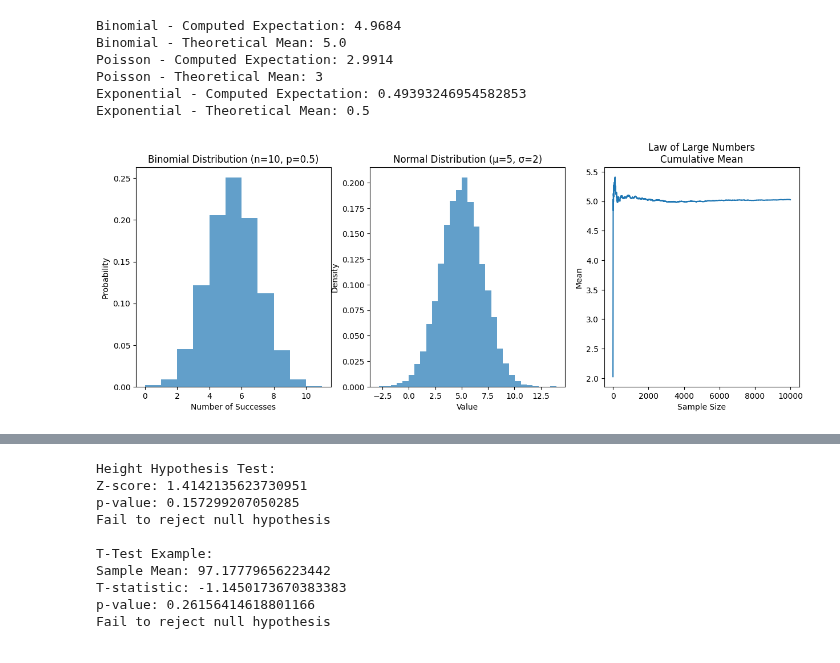
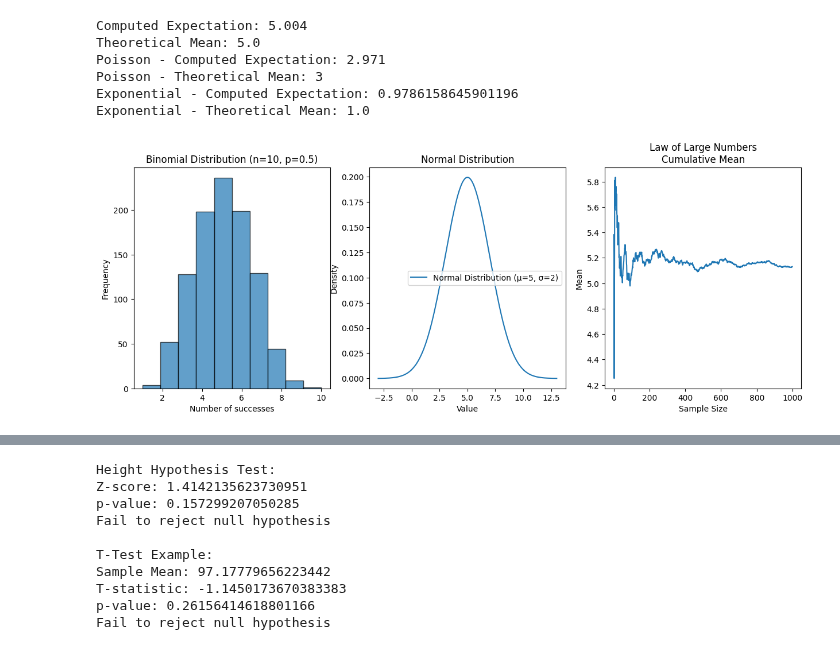
Before and after one commit to DaYeeMan/first, a Jupyter notebook: unit2/ps1.ipynb, the cells around one changed output, grey strips where cells are left out. Cells and saved outputs as stored; diff of their text form; code cells hidden in the pictures.

```diff
--- a/unit2/ps1.ipynb
+++ b/unit2/ps1.ipynb
@@ -4,78 +4,88 @@ import matplotlib.pyplot as plt
 import scipy.stats as stats
 from scipy.integrate import quad
 # %%
-# Binomial Distribution
-np.random.seed(42)
+from scipy.stats import binom, norm, poisson, expon
+
+# Binomial Distribution with n 10 mu 0.5
 n, p = 10, 0.5
-binomial_data = np.random.binomial(n, p, 10000)
+binomial_data = binom.rvs(n, p, size=1000)
 
 plt.figure(figsize=(15, 5))
 plt.subplot(131)
-plt.hist(binomial_data, bins=range(0, n+2), alpha=0.7, density=True)
-plt.title(f'Binomial Distribution (n={n}, p={p})')
-plt.xlabel('Number of Successes')
-plt.ylabel('Probability')
+plt.hist(binomial_data, bins=n, edgecolor='k', alpha=0.7)
+plt.title('Binomial Distribution (n=10, p=0.5)')
+plt.xlabel('Number of successes')
+plt.ylabel('Frequency')
 
 computed_expectation = np.mean(binomial_data)
 theoretical_mean = n * p
-print(f"Binomial - Computed Expectation: {computed_expectation}")
-print(f"Binomial - Theoretical Mean: {theoretical_mean}")
+print(f"Computed Expectation: {computed_expectation}")
+print(f"Theoretical Mean: {theoretical_mean}")
 
-# Normal Distribution
+# Normal Distribution with mu 5 sigma 2
 mu, sigma = 5, 2
-normal_data = np.random.normal(mu, sigma, 10000)
+x = np.linspace(mu - 4*sigma, mu + 4*sigma, 1000)
+y = norm.pdf(x, mu, sigma)
 
 plt.subplot(132)
-plt.hist(normal_data, bins=30, alpha=0.7, density=True)
-plt.title(f'Normal Distribution (μ={mu}, σ={sigma})')
+plt.plot(x, y, label='Normal Distribution (μ=5, σ=2)')
+plt.title('Normal Distribution')
 plt.xlabel('Value')
 plt.ylabel('Density')
+plt.legend()
 
-cumulative_mean = np.cumsum(normal_data) / np.arange(1, len(normal_data) + 1)
+sample_size = 1000
+samples = np.random.normal(mu, sigma, sample_size)
+
+cumulative_mean = np.cumsum(samples) / np.arange(1, sample_size + 1)
 plt.subplot(133)
 plt.plot(cumulative_mean)
 plt.title('Law of Large Numbers\nCumulative Mean')
 plt.xlabel('Sample Size')
 plt.ylabel('Mean')
 
 # Poisson Distribution
-lambda_param = 3
-poisson_data = np.random.poisson(lambda_param, 10000)
+lam = 3
+
+data = poisson.rvs(lam, size=1000)
 
 plt.figure(figsize=(15, 5))
 plt.subplot(121)
-plt.hist(poisson_data, bins=range(0, max(poisson_data)+2), alpha=0.7, density=True)
-plt.title(f'Poisson Distribution (λ={lambda_param})')
-plt.xlabel('Number of Events')
-plt.ylabel('Probability')
+plt.hist(data, bins=max(data)-min(data)+1, edgecolor='k', alpha=0.7)
+plt.title('Poisson Distribution (λ=3)')
+plt.xlabel('Number of events')
+plt.ylabel('Frequency')
 
-computed_poisson_expectation = np.mean(poisson_data)
-theoretical_poisson_mean = lambda_param
+computed_poisson_expectation = np.mean(data)
+theoretical_poisson_mean = lam
 print(f"Poisson - Computed Expectation: {computed_poisson_expectation}")
 print(f"Poisson - Theoretical Mean: {theoretical_poisson_mean}")
 
 # Exponential Distribution
-rate = 2
-exponential_data = np.random.exponential(1/rate, 10000)
+lam = 1
+
+edata = expon.rvs(scale=1/lam, size=1000)
 
 plt.subplot(122)
-plt.hist(exponential_data, bins=30, alpha=0.7, density=True)
-plt.title(f'Exponential Distribution (λ={rate})')
-plt.xlabel('Value')
+plt.hist(edata, bins=30, density=True, edgecolor='k', alpha=0.7)
+x = np.linspace(0, max(edata), 1000)
+plt.plot(x, expon.pdf(x, scale=1/lam), 'r')
+plt.title('Exponential Distribution (λ=1)')
+plt.xlabel('Time')
 plt.ylabel('Density')
 
-computed_exponential_expectation = np.mean(exponential_data)
-theoretical_exponential_mean = 1/rate
+computed_exponential_expectation = np.mean(edata)
+theoretical_exponential_mean = 1/lam
 print(f"Exponential - Computed Expectation: {computed_exponential_expectation}")
 print(f"Exponential - Theoretical Mean: {theoretical_exponential_mean}")
 
 plt.tight_layout()
 plt.show()
 # %% [output]
-Binomial - Computed Expectation: 4.9684
-Binomial - Theoretical Mean: 5.0
-Poisson - Computed Expectation: 2.9914
+Computed Expectation: 5.004
+Theoretical Mean: 5.0
+Poisson - Computed Expectation: 2.971
 Poisson - Theoretical Mean: 3
-Exponential - Computed Expectation: 0.49393246954582853
-Exponential - Theoretical Mean: 0.5
+Exponential - Computed Expectation: 0.9786158645901196
+Exponential - Theoretical Mean: 1.0
-[figure, old version]
+[figure, new version]
```
Also changed, not shown: parts of 6 cells of this notebook, 10 other files.
